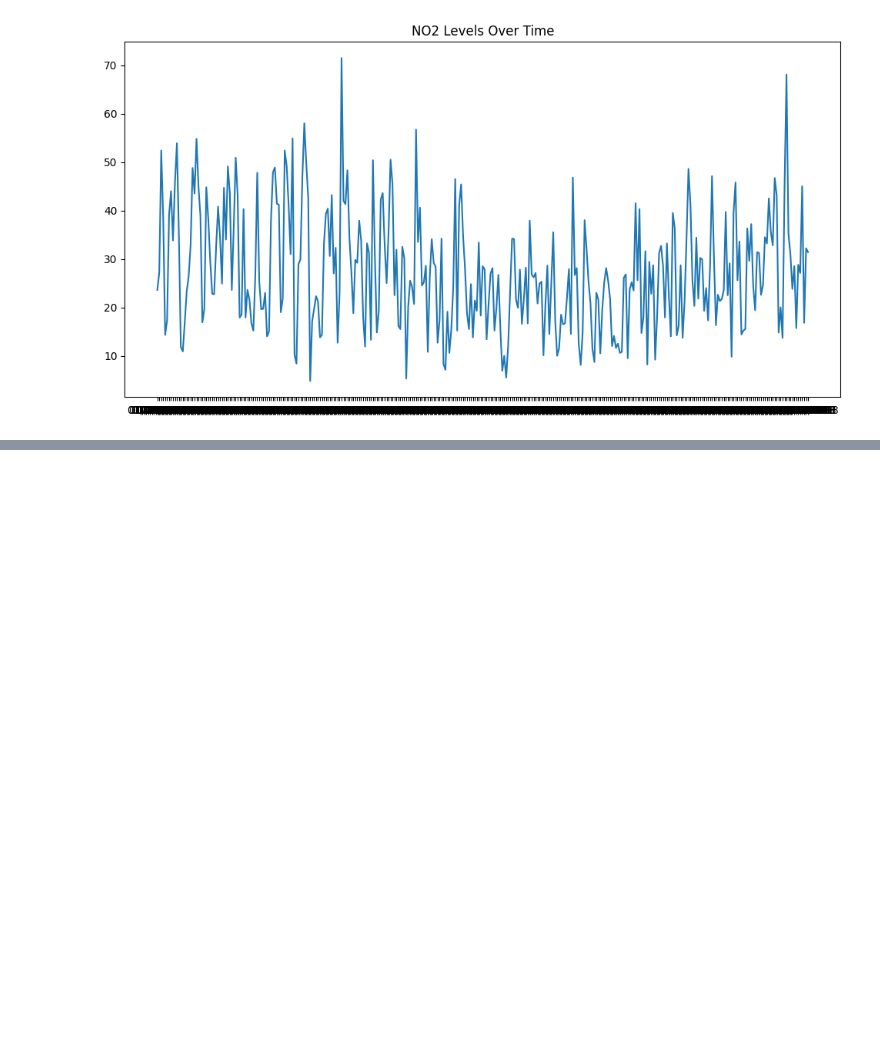
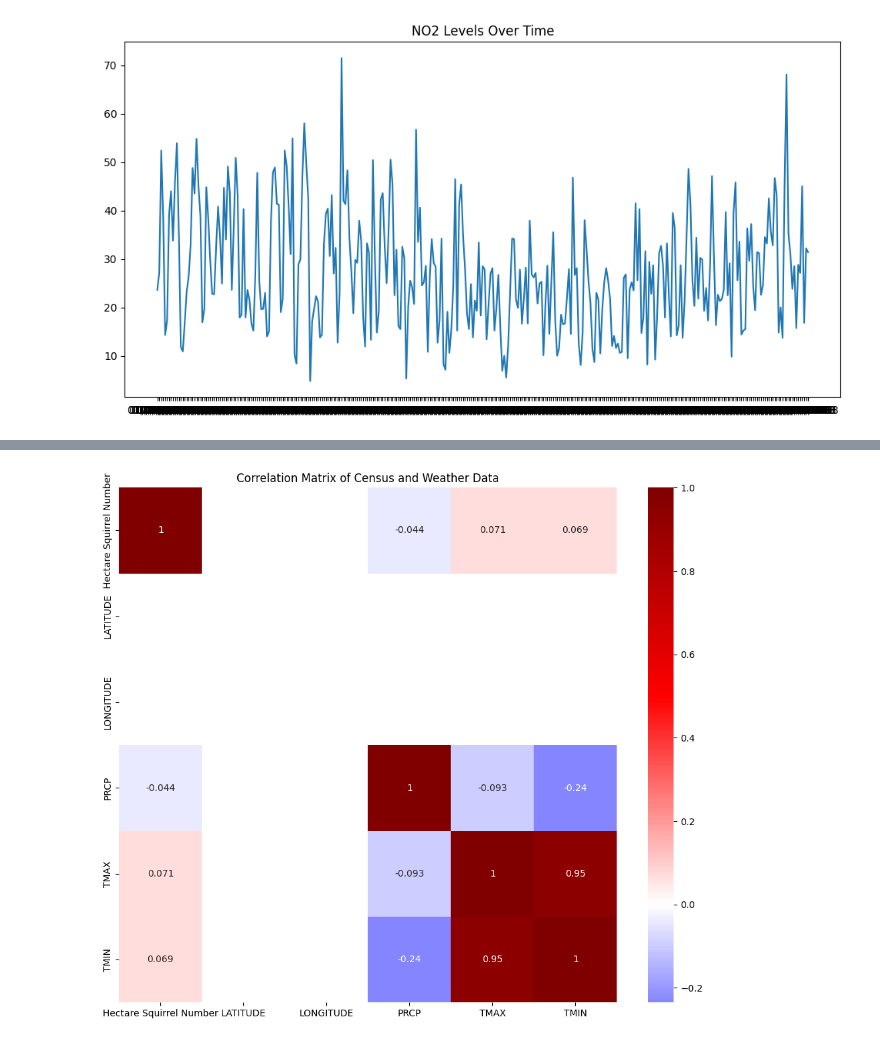
Before and after one commit to OnToNothing/ML_project_2, a Jupyter notebook: tester.ipynb, the cells around one changed output, grey strips where cells are left out. Drawn from its saved outputs; the diff is of its cells as text; code cells hidden in the pictures; blank space fills up the shorter version.

Commit message:
add data exploration

```diff
--- a/tester.ipynb
+++ b/tester.ipynb
@@ -243,0 +463,13 @@ Text(0.5, 1.0, 'NO2 Levels Over Time')
+# %%
+#convert date column in census and weather data to datetime
+
+census['Date'] = pd.to_datetime(census['Date'], format='%m%d%Y')
+weather['DATE'] = pd.to_datetime(weather['DATE'], format='%Y-%m-%d')
+
+#merge the census and weather data on the date column
+census_weather = pd.merge(census, weather, left_on='Date', right_on='DATE', how='inner')
+
+#align date range to census data
+census_weather = census_weather[(census_weather['Date'] >= '2018-10-01') & (census_weather['Date'] <= '2018-10-31')]
+
+print(census_weather.head())
@@ -243,0 +494,6 @@ Text(0.5, 1.0, 'NO2 Levels Over Time')
+# %%
+#drop columns that have more than 40% missing values
+
+census_weather = census_weather.dropna(thresh=len(census_weather) * 0.6, axis=1)
+
+print(census_weather.head())
@@ -243,0 +518,19 @@ Text(0.5, 1.0, 'NO2 Levels Over Time')
+# %%
+#create a correlation matrix of the census_weather data and plot a heatmap of the correlation matrix
+
+#select only the numeric columns
+census_weather_numeric = census_weather.select_dtypes(include=[np.number])
+# %%
+# create a correlation matrix while ignoring the latitude and longitude columns, elevation,
+# snow, snwd, and wt01 columns
+
+census_weather_numeric = census_weather_numeric.drop(['X', 'Y', 'ELEVATION', 'SNOW', 'SNWD', 'WT01', 'Lo'], axis=1)
+
+correlation_matrix = census_weather_numeric.corr()
+
+plt.figure(figsize=(12, 10))
+sns.heatmap(correlation_matrix, annot=True, cmap='seismic', center=0)
+plt.title('Correlation Matrix of Census and Weather Data')
+plt.show()
+# %% [output]
+[figure, added]
```
Also changed, not shown: parts of 12 cells of this notebook.
